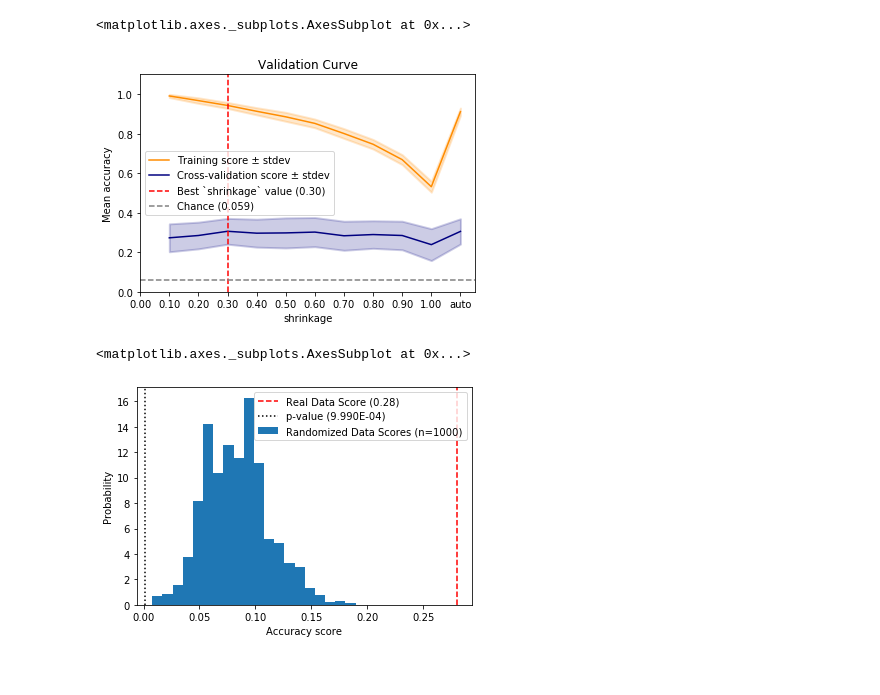
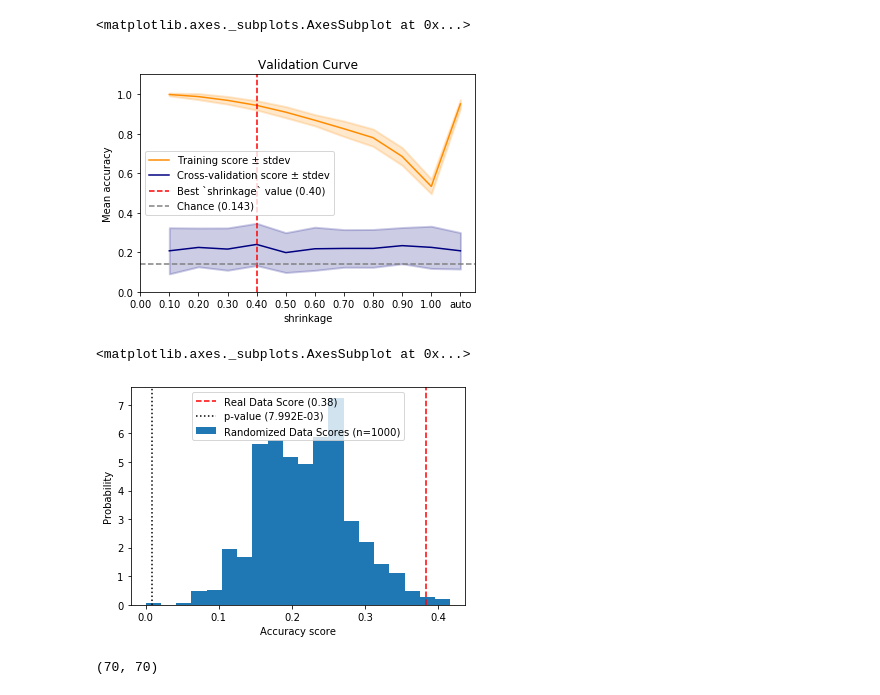
Before and after one commit to tischfieldlab/moseq2-lda, a Jupyter notebook: notebooks/lda_analysis_pain_CAR.ipynb, the cells around one changed output. Saved outputs shown, nothing was run; the diff lists cells and outputs as text; code cells hidden in the pictures.

```diff
--- a/notebooks/lda_analysis_pain_CAR.ipynb
+++ b/notebooks/lda_analysis_pain_CAR.ipynb
@@ -11,9 +11,9 @@ from moseq2_lda.viz import plot_lda_results, plot_validation_curve, plot_permuta
 #%matplotlib qt
 # %%
-model_file = r"F:\moseq\2021-01-15_Meloxicam\2022-09-02_moseq\models\rOT_model_1000-1.fixed.p"
+model_file = r"F:\moseq\2021-01-15_Meloxicam\2022-09-02_moseq\models-mean-target\rOT_model_1000-5.fixed.p"
 index_file = r"F:\moseq\2021-01-15_Meloxicam\2022-09-02_moseq\moseq2-index.role.yaml"
 
-max_syllable = 73
+max_syllable = 69
 
 #groups = ['baseline', '4hrs carrageenan', '24hrs saline', '24hrs meloxicam', 'baseline meloxicam']
 #palette = sns.color_palette(['#35fab3', '#ff8400', '#f06493', '#020887', '#647aa3'])
@@ -36,14 +36,14 @@ groups = [
     'CAR 4h',
     'CAR 24h + saline',
     'CAR 24h + mel',
-    'CAR 6d',
-    'CAR 14d',
+    # 'CAR 6d',
+    # 'CAR 14d',
 
-    'CAR ctrl bsl',
-    'CAR ctrl 4h',
-    'CAR ctrl 24h',
-    'CAR ctrl 6d',
-    'CAR ctrl 14d',
+#    'CAR ctrl bsl',
+#    'CAR ctrl 4h',
+#    'CAR ctrl 24h',
+#    'CAR ctrl 6d',
+#    'CAR ctrl 14d',
 ]
 
 
@@ -85,0 +58,5 @@ CAR bsl + saline       1.00      0.33      0.50         3
+# %%
+results = train_lda_pipeline(representations, 'usages', lda_kwargs={'n_components': 2})
+plot_validation_curve(results.cv_result)
+fig, axs, df = plot_lda_results(results.final, representations, aes=aes, title='LDA Usages')
+plot_permutation_score(results.final.estimator, results.data.usages, results.data.groups)
@@ -87,9 +110,13 @@ CAR bsl + saline       1.00      0.33      0.50         3
 plot_validation_curve(results.cv_result)
 # %% [output]
 <matplotlib.axes._subplots.AxesSubplot at 0x...>
-[figure, old version]
+[figure, new version]
 # %%
-plot_permutation_score(results.estimator, results.data.usage, results.data.groups)
+plot_permutation_score(results.final.estimator, results.data.usages, results.data.groups)
 # %% [output]
 <matplotlib.axes._subplots.AxesSubplot at 0x...>
-[figure, old version]
+[figure, new version]
+# %%
+results.final.lda.scalings_.shape
+# %% [output]
+(70, 70)
```
Also changed, not shown: parts of 8 cells of this notebook, 10 other files.
